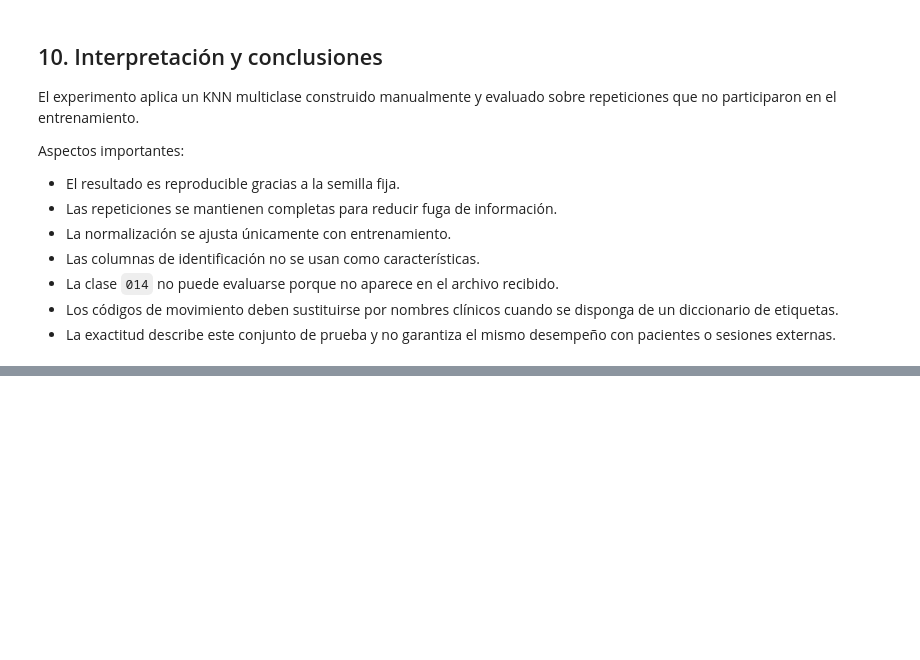
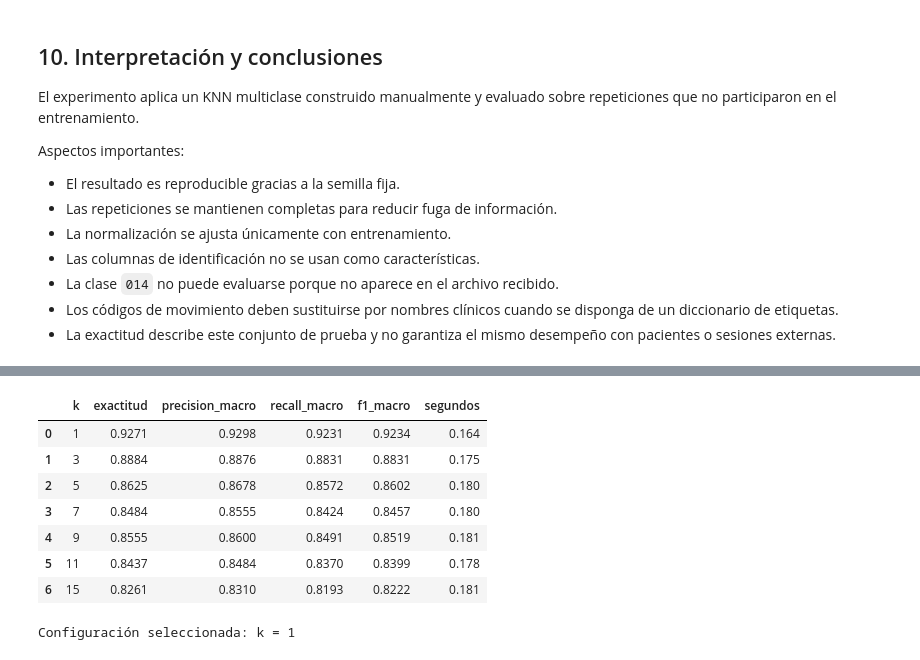
Before and after one commit to Andyrubio5/REHAB, a Jupyter notebook: entrega_andy/KNN_REHAB_explicado.ipynb, the cells around one changed output, grey strips where cells are left out. Drawn from its saved outputs; the diff is of its cells as text; code cells hidden in the pictures; blank space fills up the shorter version.

```diff
--- a/entrega_andy/KNN_REHAB_explicado.ipynb
+++ b/entrega_andy/KNN_REHAB_explicado.ipynb
@@ -349,0 +386,29 @@ Aspectos importantes:
+# %%
+from src.comparar_configuraciones import comparar
+
+comparativa = comparar(
+    ruta_csv=RUTA_DATOS,
+    valores_k=(1, 3, 5, 7, 9, 11, 15),
+    semilla=2026,
+    directorio_resultados=ROOT / "resultados",
+)
+
+tabla_comparacion = pd.DataFrame(comparativa["comparacion"])
+display(tabla_comparacion.style.format({
+    "exactitud": "{:.4f}",
+    "precision_macro": "{:.4f}",
+    "recall_macro": "{:.4f}",
+    "f1_macro": "{:.4f}",
+    "segundos": "{:.3f}",
+}))
+print("Configuración seleccionada: k =", comparativa["mejor_k"])
+# %% [output]
+|  | k | exactitud | precision_macro | recall_macro | f1_macro | segundos |
+| 0 | 1 | 0.9271 | 0.9298 | 0.9231 | 0.9234 | 0.164 |
+| 1 | 3 | 0.8884 | 0.8876 | 0.8831 | 0.8831 | 0.175 |
+| 2 | 5 | 0.8625 | 0.8678 | 0.8572 | 0.8602 | 0.180 |
+| 3 | 7 | 0.8484 | 0.8555 | 0.8424 | 0.8457 | 0.180 |
+| 4 | 9 | 0.8555 | 0.8600 | 0.8491 | 0.8519 | 0.181 |
+| 5 | 11 | 0.8437 | 0.8484 | 0.8370 | 0.8399 | 0.178 |
+| 6 | 15 | 0.8261 | 0.8310 | 0.8193 | 0.8222 | 0.181 |
+Configuración seleccionada: k = 1
```
Also changed, not shown: parts of 7 cells of this notebook, 6 other files.
